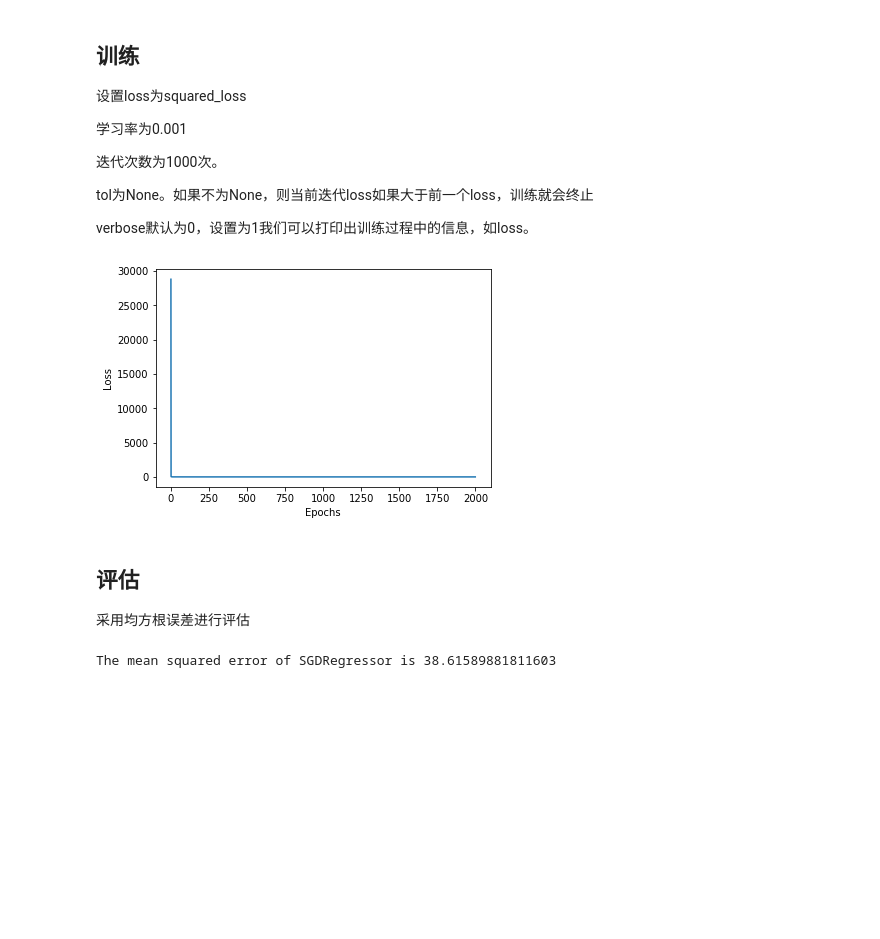
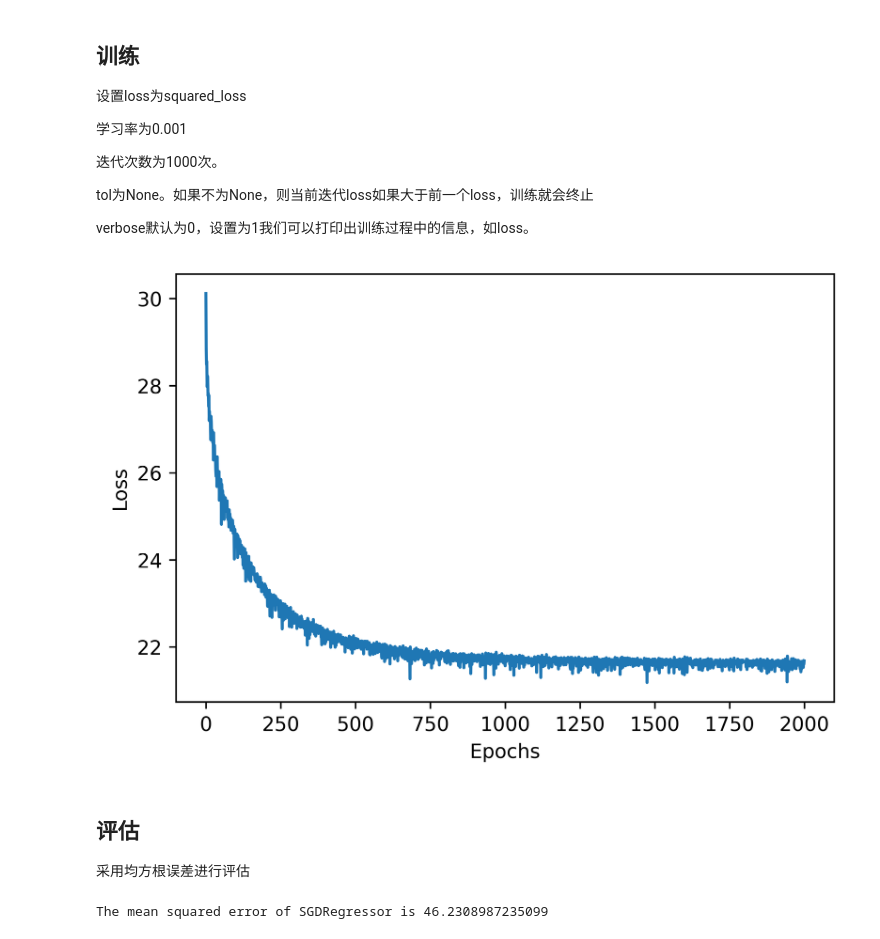
Before and after one commit to deeplearningwithscholartree/codes, a Jupyter notebook: lesson-6/6_regression.ipynb, the cells around one changed output. Saved outputs shown, nothing was run; the diff lists cells and outputs as text; code cells hidden in the pictures; blank space fills up the shorter version.

```diff
--- a/lesson-6/6_regression.ipynb
+++ b/lesson-6/6_regression.ipynb
@@ -175,7 +176,7 @@ for i, col in enumerate(features):
 # %%
 # sklearn把数据分为了data（输入）与target（输出）两部分
 # 只使用RM训练
-data_X = boston_data.data[:, -1].reshape(-1, 1)
+data_X = boston_data.data[:, 5].reshape(-1, 1)
 
 data_y = boston_data.target
 # 将数据集分割成训练集与测试集，其中测试集占30%
@@ -194,24 +195,24 @@ verbose默认为0，设置为1我们可以打印出训练过程中的信息，
 # %%
 sys_stdout = sys.stdout
 myout = StringIO()
 sys.stdout = myout
 model = SGDRegressor(loss='squared_loss', tol=None, l1_ratio = 0.001, max_iter=2000, verbose=1)
 # 用 training data 去训练模型
 model.fit(X_train, y_train)
 sys.stdout = sys_stdout
 loss_history = myout.getvalue()
 loss_list = []
 for line in loss_history.split('\n'):
     if(len(line.split("loss: ")) == 1):
         continue
     loss_list.append(float(line.split("loss: ")[-1]))
-plt.figure()
+plt.figure(dpi = 600)
 plt.plot(np.arange(len(loss_list)),loss_list)
 plt.xlabel("Epochs")
 plt.ylabel("Loss")
 plt.show()
 # %% [output]
-[figure, old version]
+[figure, new version]
 # %% [markdown]
 ## 评估
 采用均方根误差进行评估
@@ -223,4 +224,4 @@ y_predict = model.predict(X_test)
 # 使用mean_squared_error模块，并输出评估结果。
 print('The mean squared error of SGDRegressor is', mean_squared_error(y_test, y_predict))
 # %% [output]
-The mean squared error of SGDRegressor is 38.61589881811603
+The mean squared error of SGDRegressor is 46.2308987235099
```
Also changed, not shown: parts of 4 cells of this notebook.
